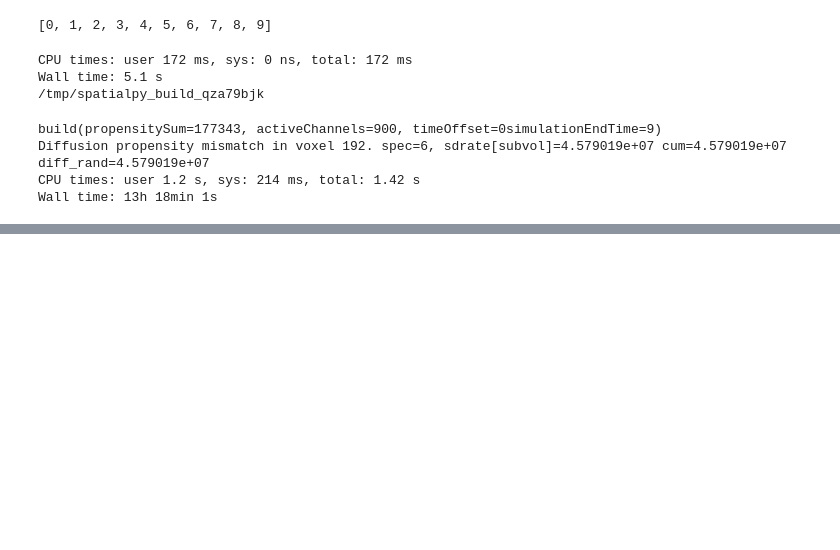
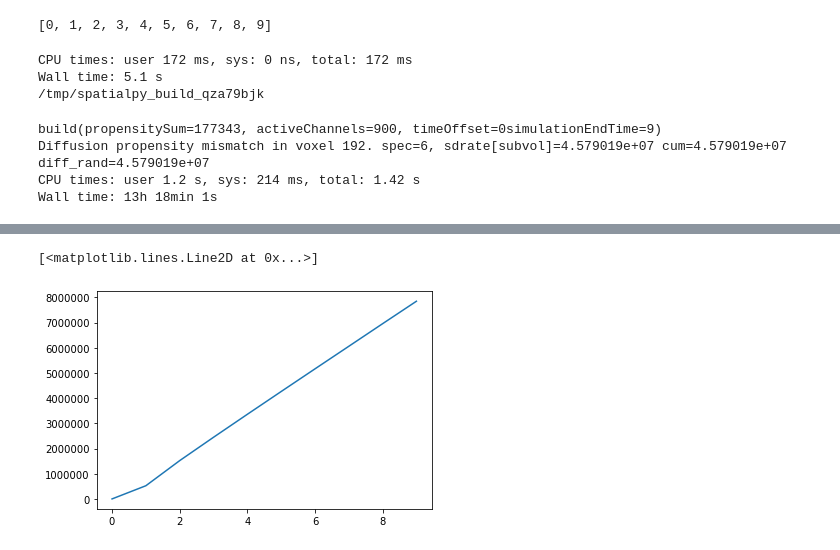
Before and after one commit to StochSS/SpatialPy, a Jupyter notebook: examples/turing_pattern/turing_pattern.ipynb, the cells around one changed output, grey strips where cells are left out. Drawn from its saved outputs; the diff is of its cells as text; code cells hidden in the pictures; blank space fills up the shorter version.

```diff
--- a/examples/turing_pattern/turing_pattern.ipynb
+++ b/examples/turing_pattern/turing_pattern.ipynb
@@ -95,2 +99,7 @@ speciesX.sum(axis=1)
+# %%
+plt.plot(result.get_timespan(), speciesX.sum(axis=1))
+# %% [output]
+[<matplotlib.lines.Line2D at 0x...>]
+[figure, added]
 # %%
 result.plot_species("X", t_ndx_list=[0,1,2,3,4,5,7,8,9], animated=True)
```
Also changed, not shown: parts of 3 cells of this notebook.
